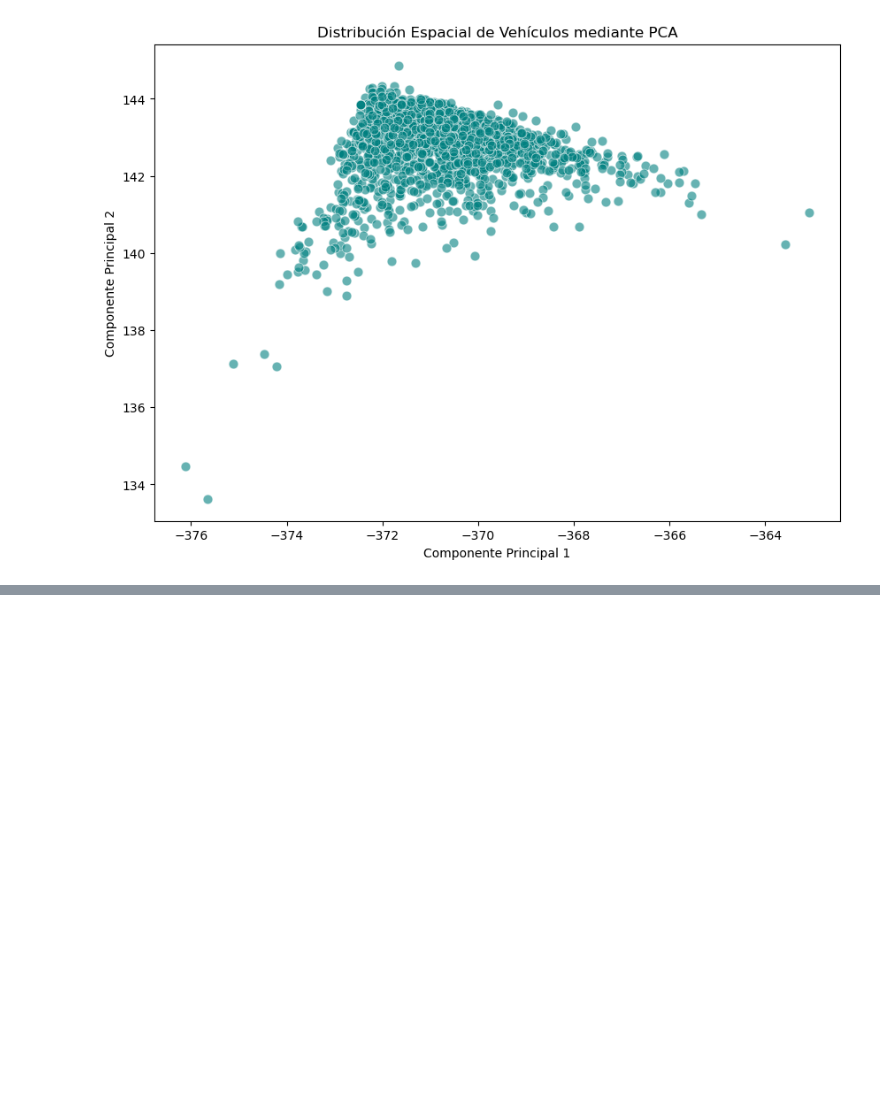
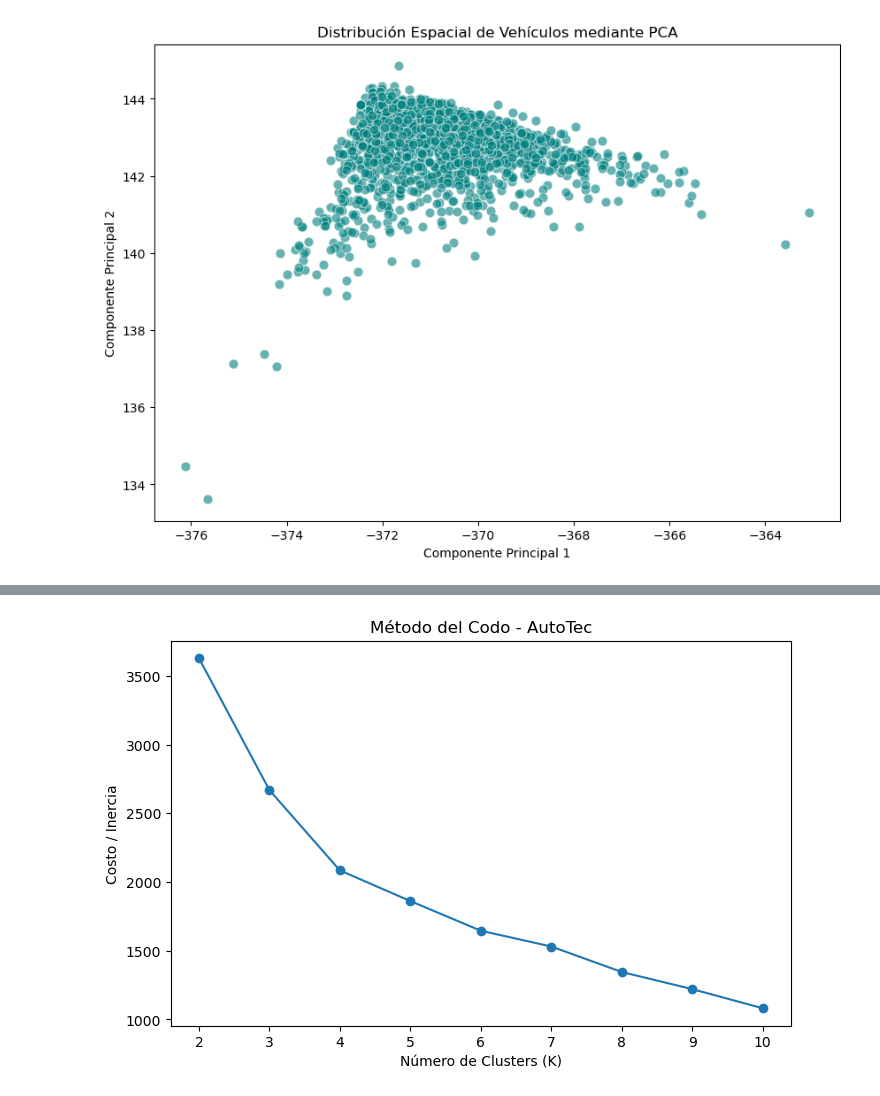
Before and after one commit to IICG-Coquimbo/practica-proyecto-autotec, a Jupyter notebook: autotec/kmeans_autotec_dani.ipynb, the cells around one changed output, grey strips where cells are left out. Saved outputs shown, nothing was run; the diff lists cells and outputs as text; code cells hidden in the pictures; blank space fills up the shorter version.

```diff
--- a/autotec/kmeans_autotec_dani.ipynb
+++ b/autotec/kmeans_autotec_dani.ipynb
@@ -131,0 +134,14 @@ plt.show()
+# %%
+cost = []
+
+for k in range(2, 11):
+
+    kmeans = KMeans(
+        featuresCol="scaledFeatures",
+        k=k,
+        seed=42
+    )
+
+    model = kmeans.fit(df_scaled)
+
+    cost.append(model.summary.trainingCost)
@@ -131,0 +160,16 @@ plt.show()
+# %%
+plt.figure(figsize=(8,5))
+
+plt.plot(
+    range(2,11),
+    cost,
+    marker='o'
+)
+
+plt.xlabel("Número de Clusters (K)")
+plt.ylabel("Costo / Inercia")
+plt.title("Método del Codo - AutoTec")
+
+plt.show()
+# %% [output]
+[figure, added]
```
Also changed, not shown: parts of 9 cells of this notebook.
